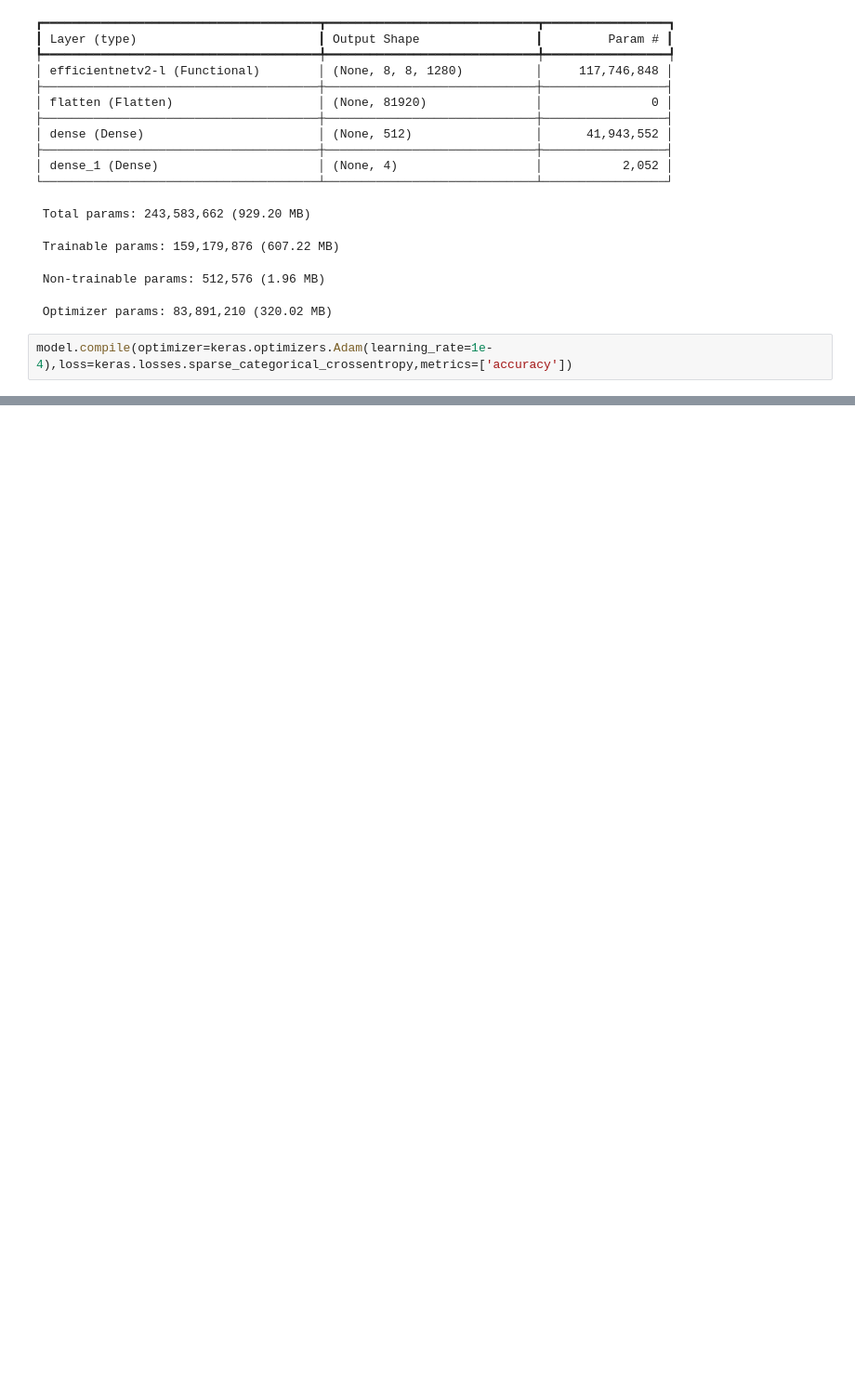
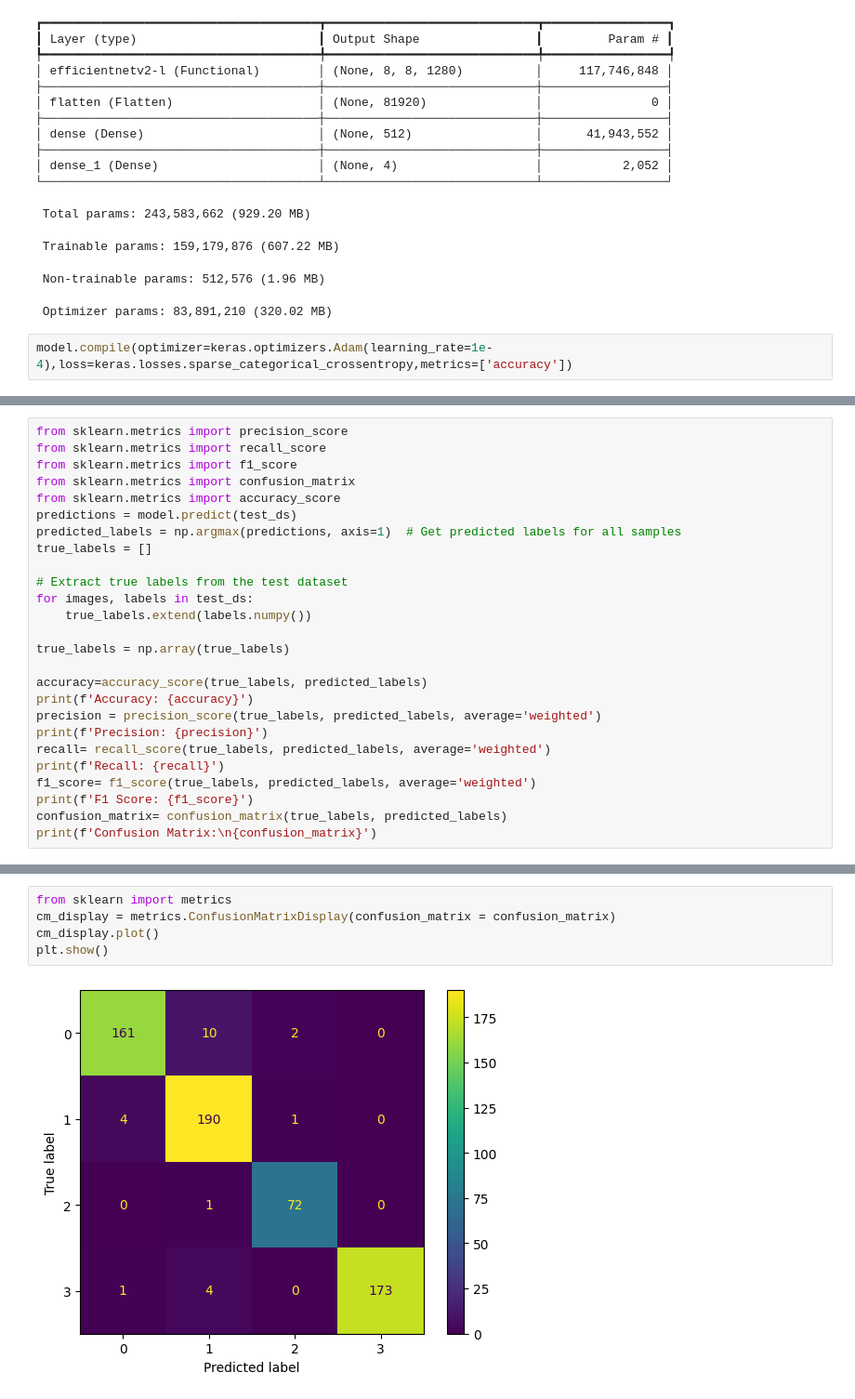
Before and after one commit to Ravindran-M/img-classify-CNN, a Jupyter notebook: Efficientnetv2-1.ipynb, the cells around one changed output, grey strips where cells are left out. Shown at 93% size. Saved outputs shown, nothing was run; the diff lists cells and outputs as text; blank space fills up the shorter version.

```diff
--- a/Efficientnetv2-1.ipynb
+++ b/Efficientnetv2-1.ipynb
@@ -307,0 +326,26 @@ Epoch 17/20
+# %%
+from sklearn.metrics import precision_score
+from sklearn.metrics import recall_score
+from sklearn.metrics import f1_score
+from sklearn.metrics import confusion_matrix
+from sklearn.metrics import accuracy_score
+predictions = model.predict(test_ds)
+predicted_labels = np.argmax(predictions, axis=1)  # Get predicted labels for all samples
+true_labels = []
+
+# Extract true labels from the test dataset
+for images, labels in test_ds:
+    true_labels.extend(labels.numpy())
+
+true_labels = np.array(true_labels)
+
+accuracy=accuracy_score(true_labels, predicted_labels)
+print(f'Accuracy: {accuracy}')
+precision = precision_score(true_labels, predicted_labels, average='weighted')
+print(f'Precision: {precision}')
+recall= recall_score(true_labels, predicted_labels, average='weighted')
+print(f'Recall: {recall}')
+f1_score= f1_score(true_labels, predicted_labels, average='weighted')
+print(f'F1 Score: {f1_score}')
+confusion_matrix= confusion_matrix(true_labels, predicted_labels)
+print(f'Confusion Matrix:\n{confusion_matrix}')
@@ -307,0 +363,7 @@ Epoch 17/20
+# %%
+from sklearn import metrics
+cm_display = metrics.ConfusionMatrixDisplay(confusion_matrix = confusion_matrix)
+cm_display.plot()
+plt.show()
+# %% [output]
+[figure, added]
```
Also changed, not shown: parts of 10 cells of this notebook.
